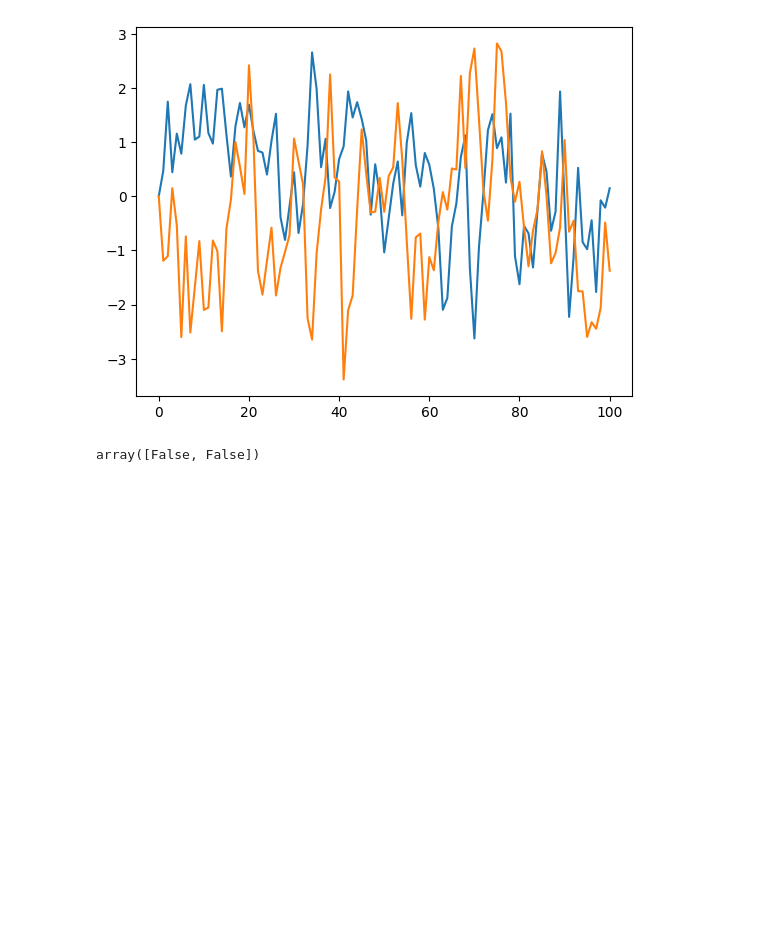
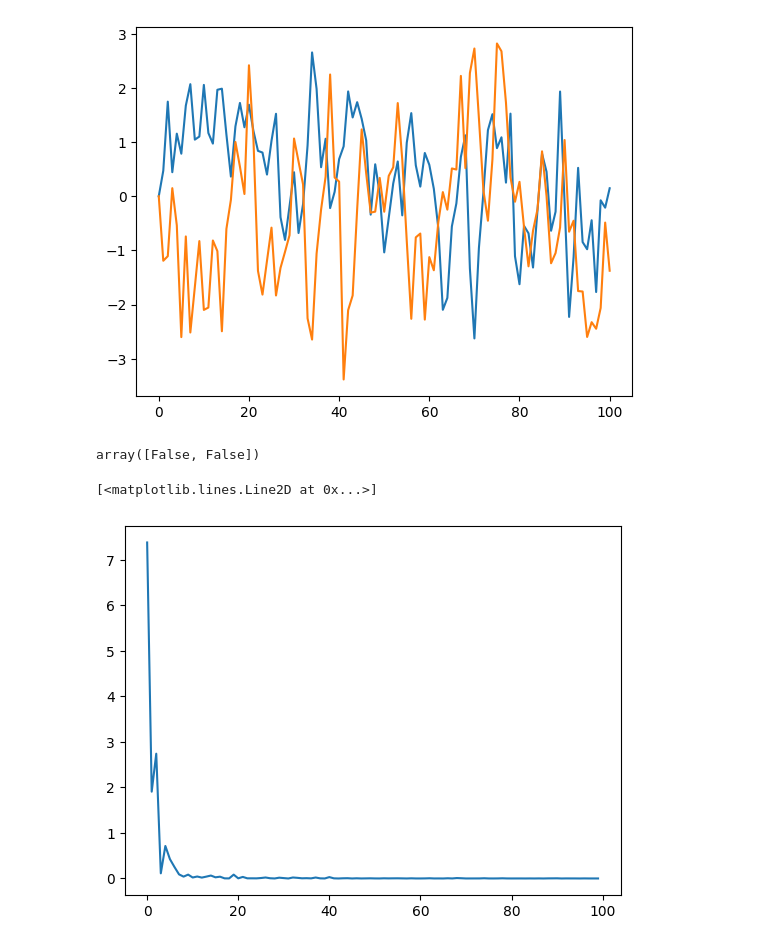
Before and after one commit to tristanth03/DMML, a Jupyter notebook: Tristan/TD/01/ch3.ipynb, the cells around one changed output. Drawn from its saved outputs; the diff is of its cells as text; code cells hidden in the pictures; blank space fills up the shorter version.

```diff
--- a/Tristan/TD/01/ch3.ipynb
+++ b/Tristan/TD/01/ch3.ipynb
@@ -124,3 +124,79 @@ estimates = [np.array([0, 0])]
 means = [data[0,:]]
 # %% [output]
 array([False, False])
+# %%
+import matplotlib.pyplot as plt
+import numpy as np
+
+from tools import scatter_2d_data, bar_per_axis
+np.random.seed(1234)
+
+def gen_data(
+    n: int,
+    k: int,
+    mean: np.ndarray,
+    std: np.float64
+) -> np.ndarray:
+    '''Generate n values samples from the k-variate
+    normal distribution
+    '''
+    # Þarf að laga input
+    cov = std**2*np.identity(k)
+    p = np.random.multivariate_normal(mean,cov,n)
+
+    return p
+
+def update_sequence_mean(
+    mu: np.ndarray,
+    x: np.ndarray,
+    n: int
+) -> np.ndarray:
+    '''Performs the mean sequence estimation update
+    '''
+    # mu_2 = np.mean(x,0)
+    # n_2 = x.shape[0]
+    # new_mu = (mu*(n-n_2)+mu_2*n_2)/n
+    mu_ml = mu+1/n*(x-mu)
+
+    return mu_ml
+
+def _plot_sequence_estimate():
+    '''
+
+    '''
+    data = gen_data(100,2,np.array([0,0]),3) # Set this as the data
+    estimates = [np.array([0, 0])]
+    for i in range(data.shape[0]):
+        estimates.append(update_sequence_mean(estimates[i],data[i],i+1))
+    plt.plot([e[0] for e in estimates], label='First dimension')
+    plt.plot([e[1] for e in estimates], label='Second dimension')
+    plt.legend(loc='upper center')
+    plt.xlabel("N")
+    plt.ylabel(r"$\mu_{ML}$")
+    plt.show()
+
+
+def _square_error(y, y_hat):
+    """
+    """
+    se = np.power(y-y_hat,2) # Allows k-size vectors
+    mse = np.mean(se)
+
+    return mse
+
+
+
+data = gen_data(100,2,np.array([0,0]),3) # Set this as the data
+estimates = [np.array([0,0])]
+actual = []
+mse = []
+for i in range(len(data)):
+    estimates.append(update_sequence_mean(estimates[i],data[i],i+1))
+    actual.append(np.mean(data[0:i+1],0))
+    mse.append(_square_error(actual[i],estimates[i]))
+
+
+plt.plot(mse)
+# %% [output]
+[<matplotlib.lines.Line2D at 0x...>]
+[figure, added]
```
Also changed, not shown: 1 other file.
